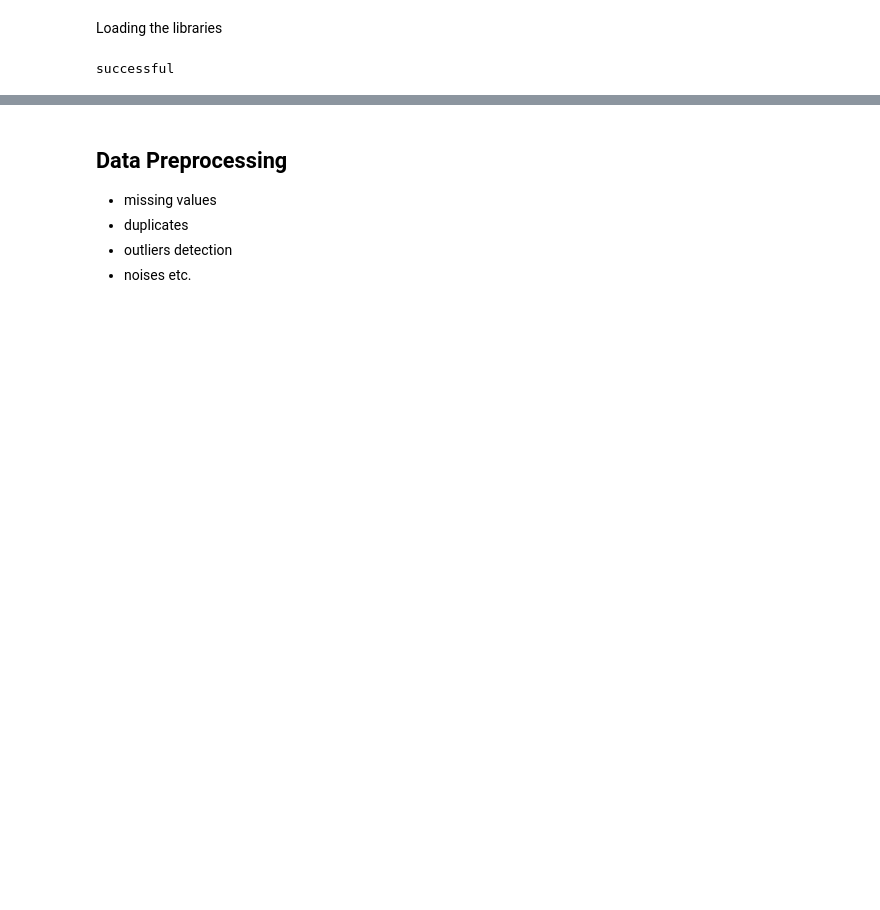
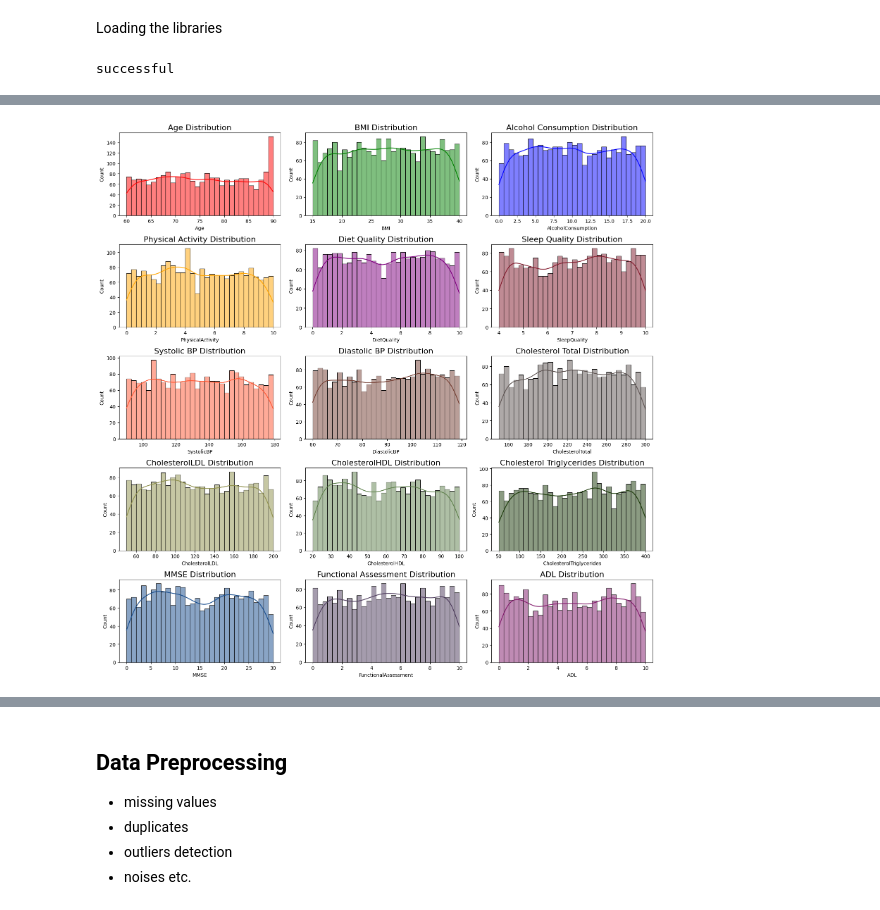
Before and after one commit to Odelolasolomon/Deep-Learning-and-Classical-ML-models-for-Dementia-Prediction, a Jupyter notebook: Predicting Dementia/Tabular.ipynb, the cells around one changed output, grey strips where cells are left out. Saved outputs shown, nothing was run; the diff lists cells and outputs as text; code cells hidden in the pictures; blank space fills up the shorter version.

```diff
--- a/Predicting Dementia/Tabular.ipynb
+++ b/Predicting Dementia/Tabular.ipynb
@@ -65,0 +195,67 @@ dtype: int64
+# %%
+fig=plt.figure(figsize=(16, 16))  # Adjusted figsize for better layout
+
+ax=fig.add_subplot(5, 3, 1)
+sns.histplot(demen_df["Age"], color="red", label="Age", kde=True, bins=30, ax=ax)
+ax.set_title('Age Distribution', fontsize=16)
+
+ax=fig.add_subplot(5, 3, 2)
+sns.histplot(demen_df['BMI'], color="green", label='BMI', bins=30, kde=True, ax=ax)
+ax.set_title('BMI Distribution', fontsize=16)
+
+ax=fig.add_subplot(5, 3, 3)
+sns.histplot(demen_df['AlcoholConsumption'], color="blue", label='Alcohol Consumption',bins=30, kde=True, ax=ax)
+ax.set_title('Alcohol Consumption Distribution', fontsize=16)
+
+ax=fig.add_subplot(5, 3, 4)
+sns.histplot(demen_df['PhysicalActivity'], color="orange", label='Physical Activity', kde=True, bins=30, ax=ax)
+ax.set_title('Physical Activity Distribution', fontsize=16)
+
+ax=fig.add_subplot(5, 3, 5)
+sns.histplot(demen_df['DietQuality'], color="purple", label='Diet Quality', bins=30, kde=True, ax=ax)
+ax.set_title('Diet Quality Distribution', fontsize=16)
+
+ax=fig.add_subplot(5, 3, 6)
+sns.histplot(demen_df["SleepQuality"], color="#81182a", label="Sleep Quality", kde=True, bins=30, ax=ax)
+ax.set_title('Sleep Quality Distribution', fontsize=16)
+
+ax=fig.add_subplot(5, 3, 7)
+sns.histplot(demen_df['SystolicBP'], color="#ff5733", label='Systolic BP', bins=30, kde=True, ax=ax)
+ax.set_title('Systolic BP Distribution', fontsize=16)
+
+ax=fig.add_subplot(5, 3, 8)
+sns.histplot(demen_df['DiastolicBP'], color="#753f33", label='Diastolic BP',bins=30, kde=True, ax=ax)
+ax.set_title('Diastolic BP Distribution', fontsize=16)
+
+ax=fig.add_subplot(5, 3, 9)
+sns.histplot(demen_df['CholesterolTotal'], color="#5e5452", label='Cholesterol Total', kde=True, bins=30, ax=ax)
+ax.set_title('Cholesterol Total Distribution', fontsize=16)
+
+ax=fig.add_subplot(5, 3, 10)
+sns.histplot(demen_df['CholesterolLDL'], color="#8f904b", label='CholesterolLDL', bins=30, kde=True, ax=ax)
+ax.set_title('CholesterolLDL Distribution', fontsize=16)
+
+ax=fig.add_subplot(5, 3, 11)
+sns.histplot(demen_df["CholesterolHDL"], color="#5f814c", label="CholesterolHDL", kde=True, bins=30, ax=ax)
+ax.set_title('CholesterolHDL Distribution', fontsize=16)
+
+ax=fig.add_subplot(5, 3, 12)
+sns.histplot(demen_df['CholesterolTriglycerides'], color="#193807", label='Cholesterol Triglycerides', bins=30, kde=True, ax=ax)
+ax.set_title('Cholesterol Triglycerides Distribution', fontsize=16)
+
+ax=fig.add_subplot(5, 3, 13)
+sns.histplot(demen_df['MMSE'], color="#144a8c", label='MMSE',bins=30, kde=True, ax=ax)
+ax.set_title('MMSE Distribution', fontsize=16)
+
+ax=fig.add_subplot(5, 3, 14)
+sns.histplot(demen_df['FunctionalAssessment'], color="#4d3b5c", label='Functional Assessment', kde=True, bins=30, ax=ax)
+ax.set_title('Functional Assessment Distribution', fontsize=16)
+
+ax=fig.add_subplot(5, 3, 15)
+sns.histplot(demen_df['ADL'], color="#81186a", label='ADL', bins=30, kde=True, ax=ax)
+ax.set_title('ADL Distribution', fontsize=16)
+
+plt.tight_layout()  # To prevent overlapping of titles and axes
+plt.show()
+# %% [output]
+[figure, added]
```
Also changed, not shown: parts of 46 cells of this notebook, 2 other files.
